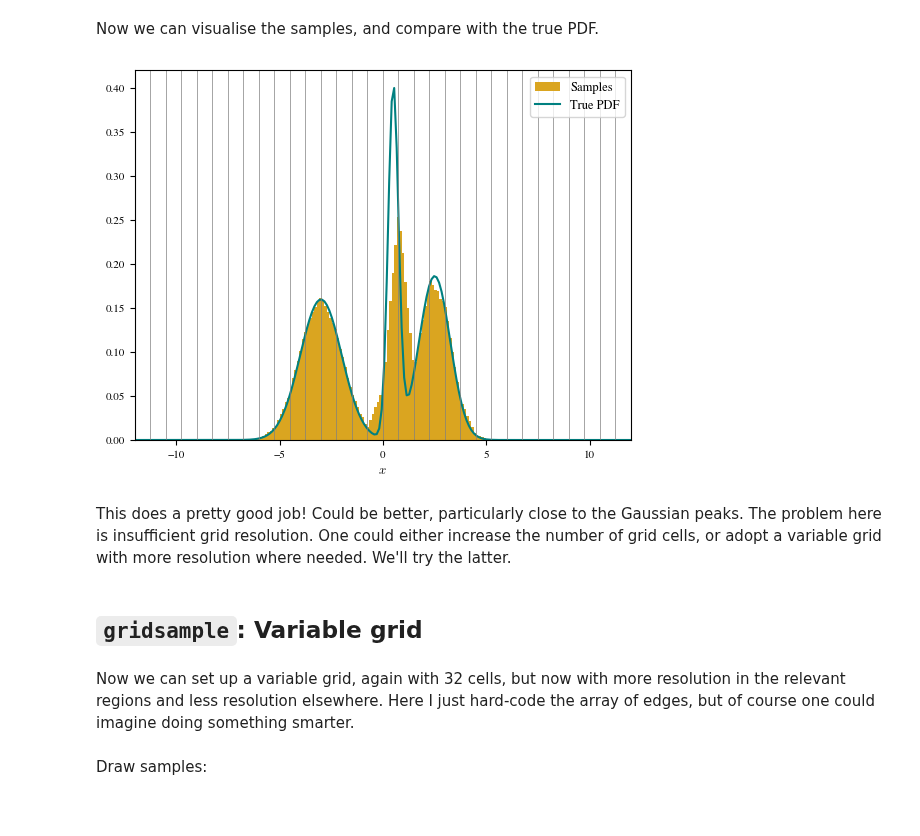
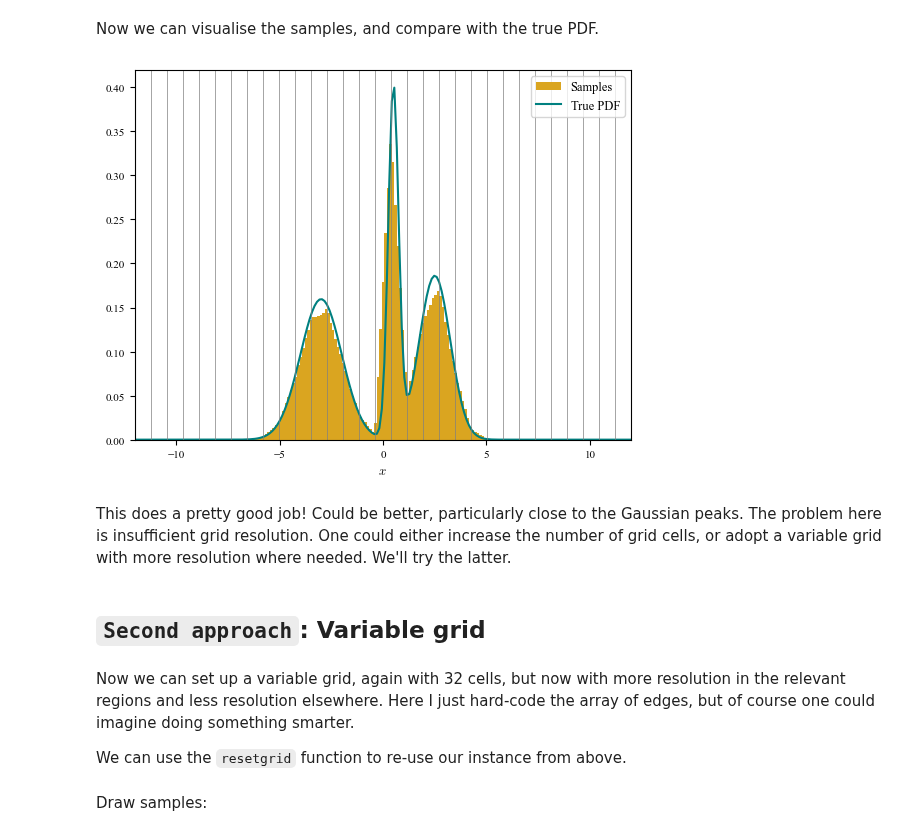
Before and after one commit to aneeshnaik/lintsampler, a Jupyter notebook: docs/source/examples/1_gmm.ipynb, the cells around one changed output. Cells and saved outputs as stored; diff of their text form; code cells hidden in the pictures.

```diff
--- a/docs/source/examples/1_gmm.ipynb
+++ b/docs/source/examples/1_gmm.ipynb
@@ -48,5 +48,4 @@ Set up the grid, and evaluate the PDF at the grid edges (note that the grid has
 N_cells = 32
 x_min = -12
 x_max = 12
-x_edges = np.linspace(x_min, x_max, N_cells + 1)
-f = gmm_pdf(x_edges)
+fixedgrid = np.linspace(x_min,x_max,N_cells)
@@ -52,0 +54,2 @@ f = gmm_pdf(x_edges)
+# %%
+L = LintSampler(gmm_pdf,fixedgrid,vectorizedpdf=True,rnginput=rng)
@@ -57,22 +60,26 @@ samples = gridsample(x_edges, f=f, N_samples=1000000, seed=rng)
+# %%
+samples = L.sample(N_samples=1000000)
 # %% [markdown]
 Now we can visualise the samples, and compare with the true PDF.
 # %%
 bins = np.linspace(-12, 12, 200)
 plt.hist(samples, bins=bins, density=True, label="Samples", fc='goldenrod')
 plt.plot(bins, gmm_pdf(bins), label="True PDF", c='teal')
 plt.xlabel('$x$', usetex=True)
 plt.legend()
 plt.xlim(-12, 12)
 ylim = plt.gca().get_ylim()
-for edge in x_edges:
+for edge in fixedgrid:
     plt.plot([edge, edge], ylim, c='grey', lw=0.5)
 plt.ylim(ylim);
 # %% [output]
-[figure, old version]
+[figure, new version]
 # %% [markdown]
 This does a pretty good job! Could be better, particularly close to the Gaussian peaks. The problem here is insufficient grid resolution. One could either increase the number of grid cells, or adopt a variable grid with more resolution where needed. We'll try the latter.
 # %% [markdown]
-## `gridsample`: Variable grid
+## `Second approach`: Variable grid
 # %% [markdown]
 Now we can set up a variable grid, again with 32 cells, but now with more resolution in the relevant regions and less resolution elsewhere. Here I just hard-code the array of edges, but of course one could imagine doing something smarter.
+
+We can use the `resetgrid` function to re-use our instance from above.
 # %%
```
Also changed, not shown: parts of 25 cells of this notebook.
